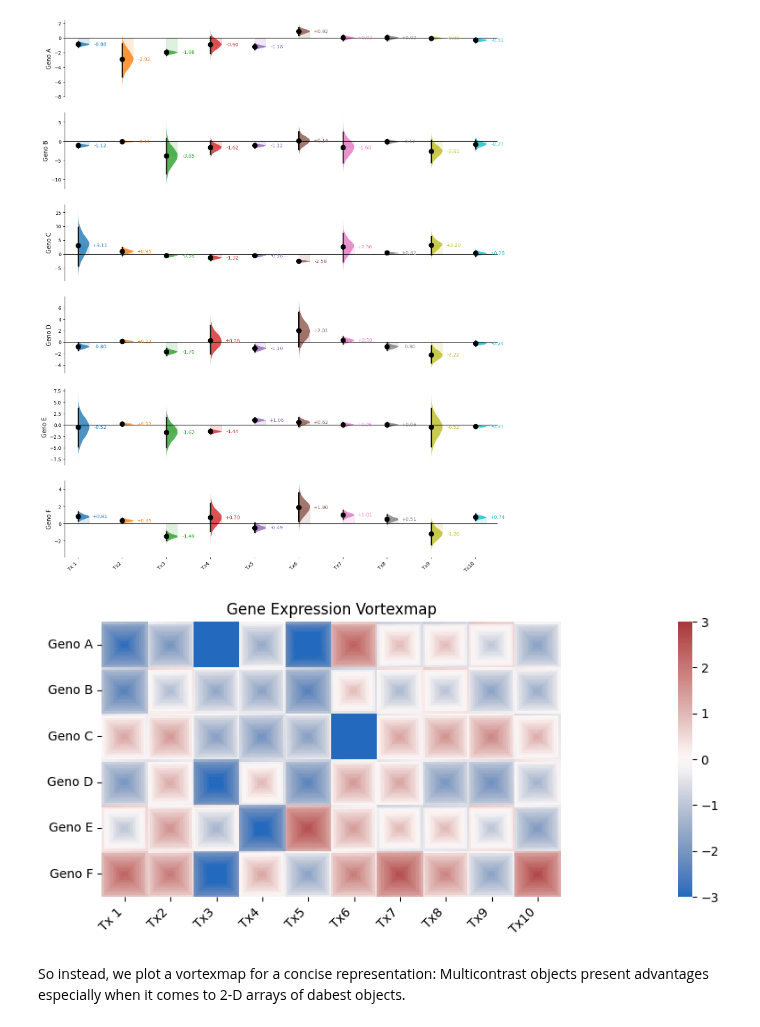
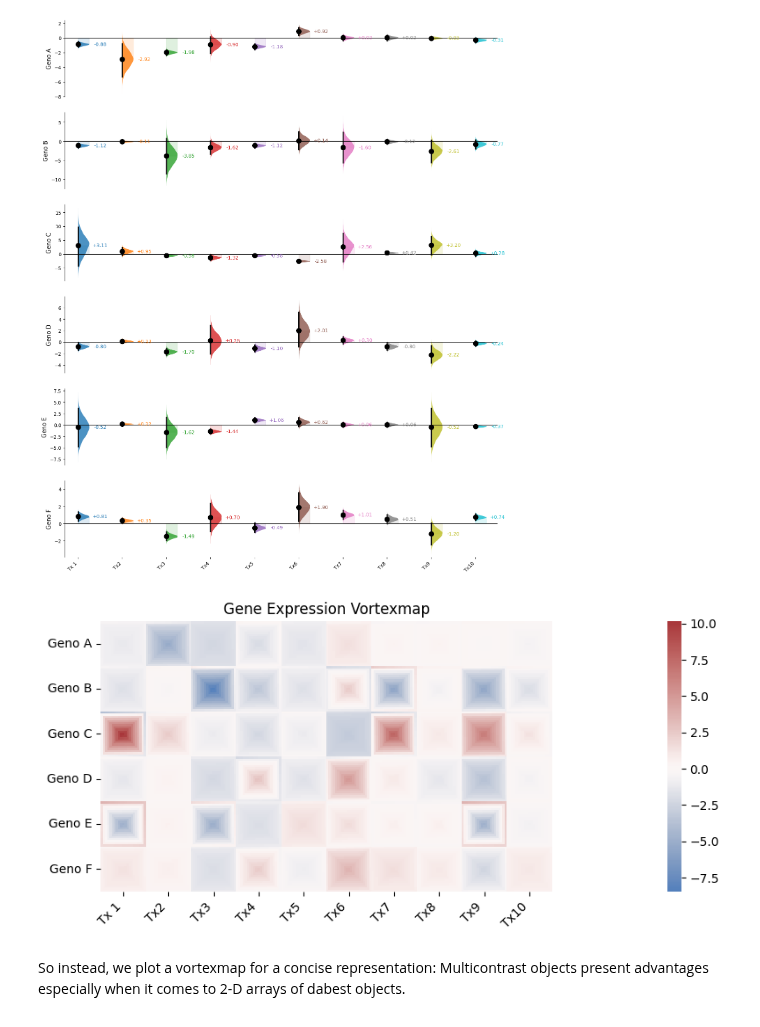
Before and after one commit to ACCLAB/DABEST-python, a Jupyter notebook: nbs/tutorials/10-multicontrast.ipynb, the cells around one changed output. Cells and saved outputs as stored; diff of their text form; code cells hidden in the pictures.

```diff
--- a/nbs/tutorials/10-multicontrast.ipynb
+++ b/nbs/tutorials/10-multicontrast.ipynb
@@ -88,6 +88,6 @@ for i in range(len(row_labels_2d)):
 # %% [markdown]
 For later demo, we are going to create a new object called MultiContrast.
 # %%
-multi_2d = combine(dabest_objects_2d, labels_2d, row_labels=row_labels_2d, effect_size="hedges_g")
+multi_2d = combine(dabest_objects_2d, labels_2d, row_labels=row_labels_2d, effect_size="mean_diff")
 print(multi_2d)
 # %% [output]
@@ -109,14 +109,16 @@ for i in range(6):
 # %% [output]
 [figure]
 # %%
-multi_2d.vortexmap(vmin = -3, vmax=3, cmap="vlag",
+multi_2d.vortexmap(
+    # vmin = -10, vmax=10,
+    cmap="vlag",
     chop_tail=2.5,  # Remove 5% extreme values
     fig_size = (10, 4)
 )
 plt.title("Gene Expression Vortexmap")
 plt.show()
 # %% [output]
-[figure, old version]
+[figure, new version]
 # %% [markdown]
  So instead, we plot a vortexmap for a concise representation: Multicontrast objects present advantages especially when it comes to 2-D arrays of dabest objects.
 # %% [markdown]
```
Also changed, not shown: parts of 3 cells of this notebook.
